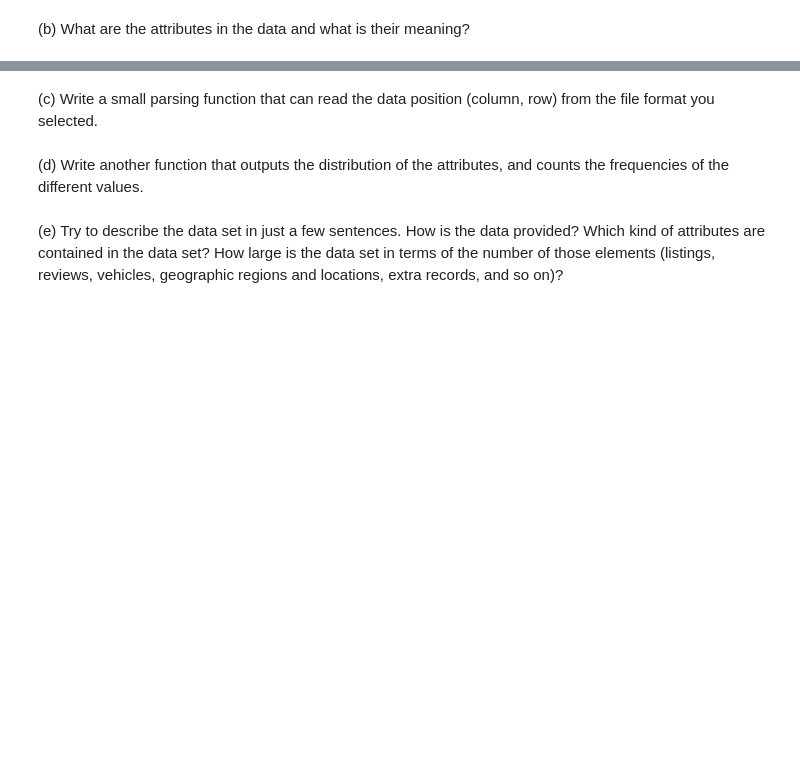
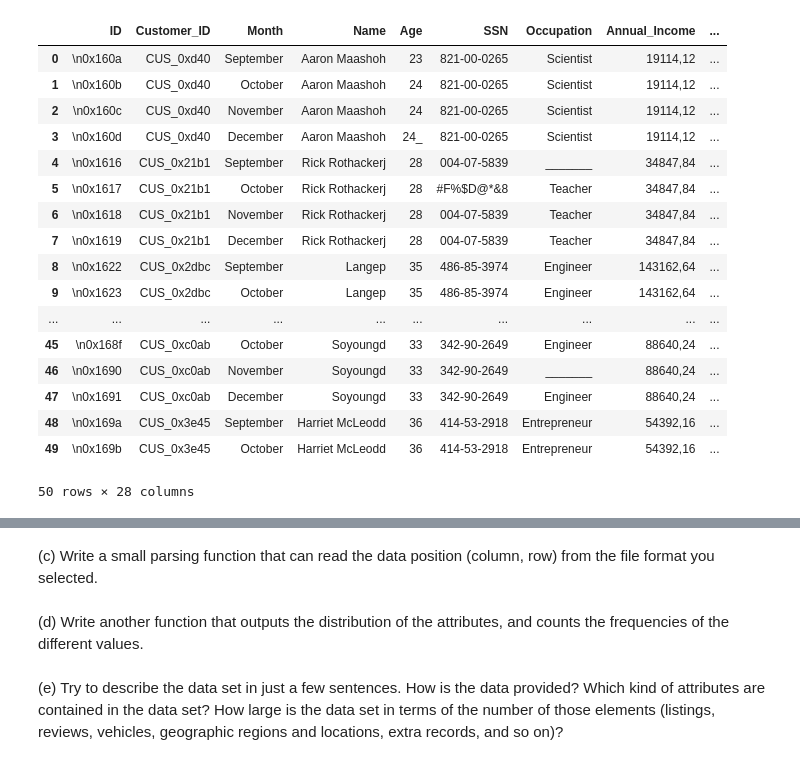
Before and after one commit to WnagZ/vis-and-dm, a Jupyter notebook: week1.ipynb, the cells around one changed output, grey strips where cells are left out. Saved outputs shown, nothing was run; the diff lists cells and outputs as text; code cells hidden in the pictures; blank space fills up the shorter version.

```diff
--- a/week1.ipynb
+++ b/week1.ipynb
@@ -5,8 +12,26 @@
 # %%
 import pandas as pd
 # %%
-path = 'C://Users//20223760//OneDrive - TU Eindhoven//Documents//School//Year 2//Q2//Visualization//Assignment 1//all_data.csv'
-# path = 'all_data.csv'
+#path = 'C://Users//20223760//OneDrive - TU Eindhoven//Documents//School//Year 2//Q2//Visualization//Assignment 1//all_data.csv'
+path = 'all_data.csv'
 df = pd.read_csv(path, sep=';', lineterminator='\r')
+df.head(50)
+# %% [output]
+|  | ID | Customer_ID | Month | Name | Age | SSN | Occupation | Annual_Income | ... |
+| 0 | \n0x160a | CUS_0xd40 | September | Aaron Maashoh | 23 | 821-00-0265 | Scientist | 19114,12 | ... |
+| 1 | \n0x160b | CUS_0xd40 | October | Aaron Maashoh | 24 | 821-00-0265 | Scientist | 19114,12 | ... |
+| 2 | \n0x160c | CUS_0xd40 | November | Aaron Maashoh | 24 | 821-00-0265 | Scientist | 19114,12 | ... |
+| 3 | \n0x160d | CUS_0xd40 | December | Aaron Maashoh | 24_ | 821-00-0265 | Scientist | 19114,12 | ... |
+| 4 | \n0x1616 | CUS_0x21b1 | September | Rick Rothackerj | 28 | 004-07-5839 | _______ | 34847,84 | ... |
+| 5 | \n0x1617 | CUS_0x21b1 | October | Rick Rothackerj | 28 | #F%$D@*&8 | Teacher | 34847,84 | ... |
+| 6 | \n0x1618 | CUS_0x21b1 | November | Rick Rothackerj | 28 | 004-07-5839 | Teacher | 34847,84 | ... |
+| 7 | \n0x1619 | CUS_0x21b1 | December | Rick Rothackerj | 28 | 004-07-5839 | Teacher | 34847,84 | ... |
+| 8 | \n0x1622 | CUS_0x2dbc | September | Langep | 35 | 486-85-3974 | Engineer | 143162,64 | ... |
+| 9 | \n0x1623 | CUS_0x2dbc | October | Langep | 35 | 486-85-3974 | Engineer | 143162,64 | ... |
+| ... | ... | ... | ... | ... | ... | ... | ... | ... | ... |
+| 45 | \n0x168f | CUS_0xc0ab | October | Soyoungd | 33 | 342-90-2649 | Engineer | 88640,24 | ... |
+| 46 | \n0x1690 | CUS_0xc0ab | November | Soyoungd | 33 | 342-90-2649 | _______ | 88640,24 | ... |
+| 47 | \n0x1691 | CUS_0xc0ab | December | Soyoungd | 33 | 342-90-2649 | Engineer | 88640,24 | ... |
+| 48 | \n0x169a | CUS_0x3e45 | September | Harriet McLeodd | 36 | 414-53-2918 | Entrepreneur | 54392,16 | ... |
+| 49 | \n0x169b | CUS_0x3e45 | October | Harriet McLeodd | 36 | 414-53-2918 | Entrepreneur | 54392,16 | ... |
+50 rows × 28 columns
-# %% [markdown]
-(b) What are the attributes in the data and what is their meaning?
```
Also changed, not shown: parts of 3 cells of this notebook.
